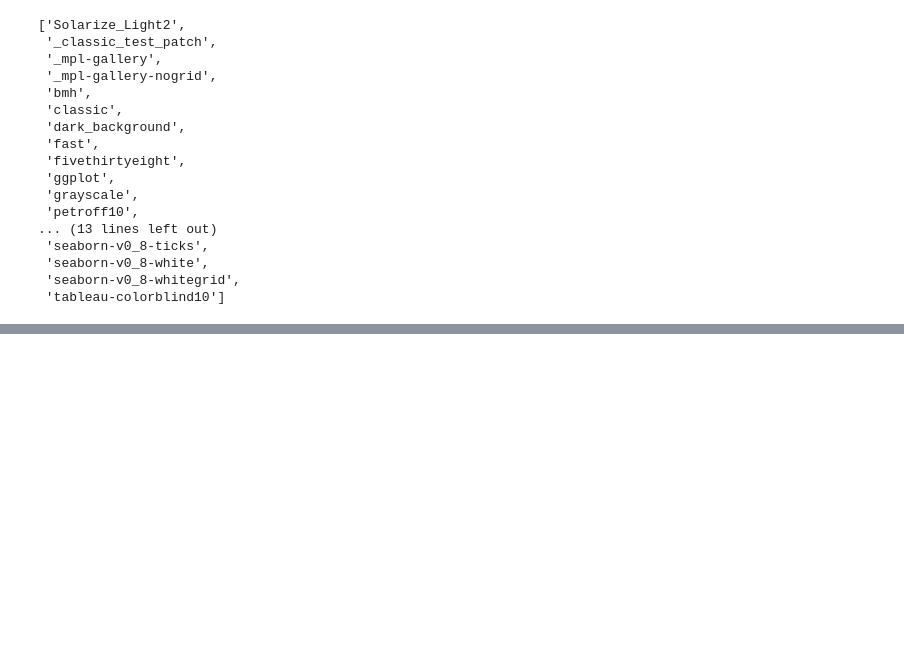
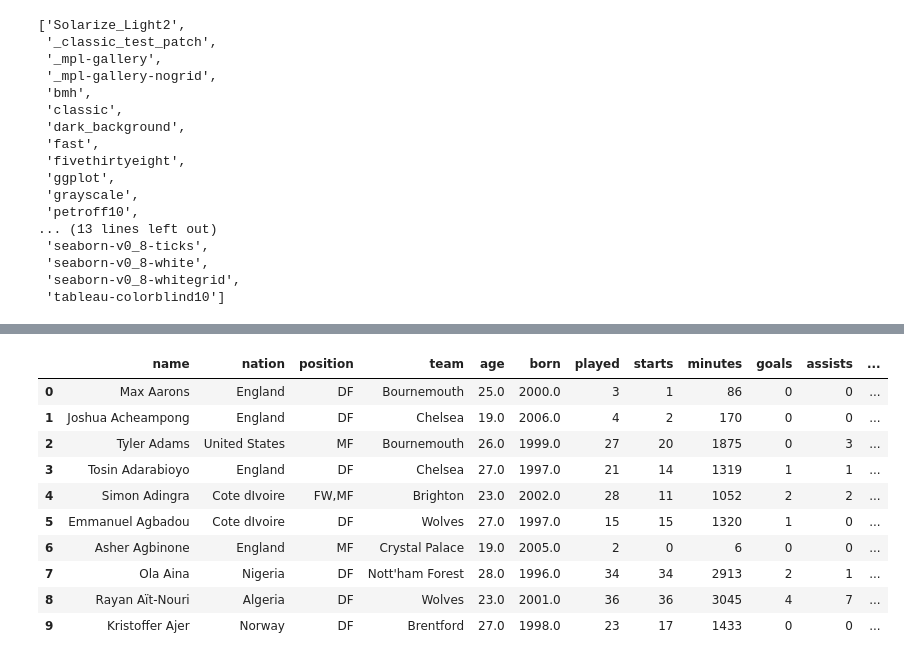
Before and after one commit to seifeldin36/fitness-center-system, a Jupyter notebook: prem.ipynb, the cells around one changed output, grey strips where cells are left out. Saved outputs shown, nothing was run; the diff lists cells and outputs as text; code cells hidden in the pictures; blank space fills up the shorter version.

```diff
--- a/prem.ipynb
+++ b/prem.ipynb
@@ -414,0 +413,16 @@ z
+# %%
+names = data['name'].values
+names
+salaries = salary['Player'].values
+annual = salary['Annual'].values
+annual
+annuall = np.zeros((571,1))
+# %%
+for i in range(len(names)):
+  for q in range(len(names)):
+     if names[i] == salaries[q]:
+      annuall[i]= annual[q]
+# %%
+data.drop('annual' , axis = 1 , inplace = True)
+# %%
+data.insert(19 , 'annual' , annuall)
@@ -414,0 +449,14 @@ z
+# %%
+data.head(10)
+# %% [output]
+|  | name | nation | position | team | age | born | played | starts | minutes | goals | assists | ... |
+| 0 | Max Aarons | England | DF | Bournemouth | 25.0 | 2000.0 | 3 | 1 | 86 | 0 | 0 | ... |
+| 1 | Joshua Acheampong | England | DF | Chelsea | 19.0 | 2006.0 | 4 | 2 | 170 | 0 | 0 | ... |
+| 2 | Tyler Adams | United States | MF | Bournemouth | 26.0 | 1999.0 | 27 | 20 | 1875 | 0 | 3 | ... |
+| 3 | Tosin Adarabioyo | England | DF | Chelsea | 27.0 | 1997.0 | 21 | 14 | 1319 | 1 | 1 | ... |
+| 4 | Simon Adingra | Cote dIvoire | FW,MF | Brighton | 23.0 | 2002.0 | 28 | 11 | 1052 | 2 | 2 | ... |
+| 5 | Emmanuel Agbadou | Cote dIvoire | DF | Wolves | 27.0 | 1997.0 | 15 | 15 | 1320 | 1 | 0 | ... |
+| 6 | Asher Agbinone | England | MF | Crystal Palace | 19.0 | 2005.0 | 2 | 0 | 6 | 0 | 0 | ... |
+| 7 | Ola Aina | Nigeria | DF | Nott'ham Forest | 28.0 | 1996.0 | 34 | 34 | 2913 | 2 | 1 | ... |
+| 8 | Rayan Aït-Nouri | Algeria | DF | Wolves | 23.0 | 2001.0 | 36 | 36 | 3045 | 4 | 7 | ... |
+| 9 | Kristoffer Ajer | Norway | DF | Brentford | 27.0 | 1998.0 | 23 | 17 | 1433 | 0 | 0 | ... |
```
Also changed, not shown: parts of 7 cells of this notebook.
